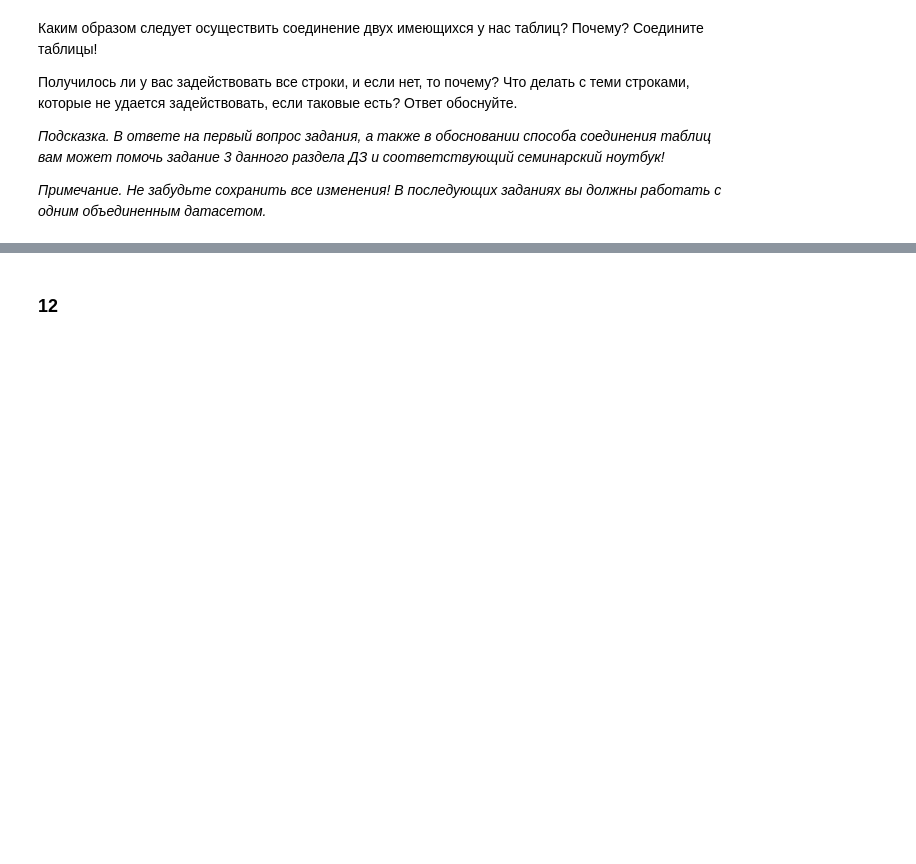
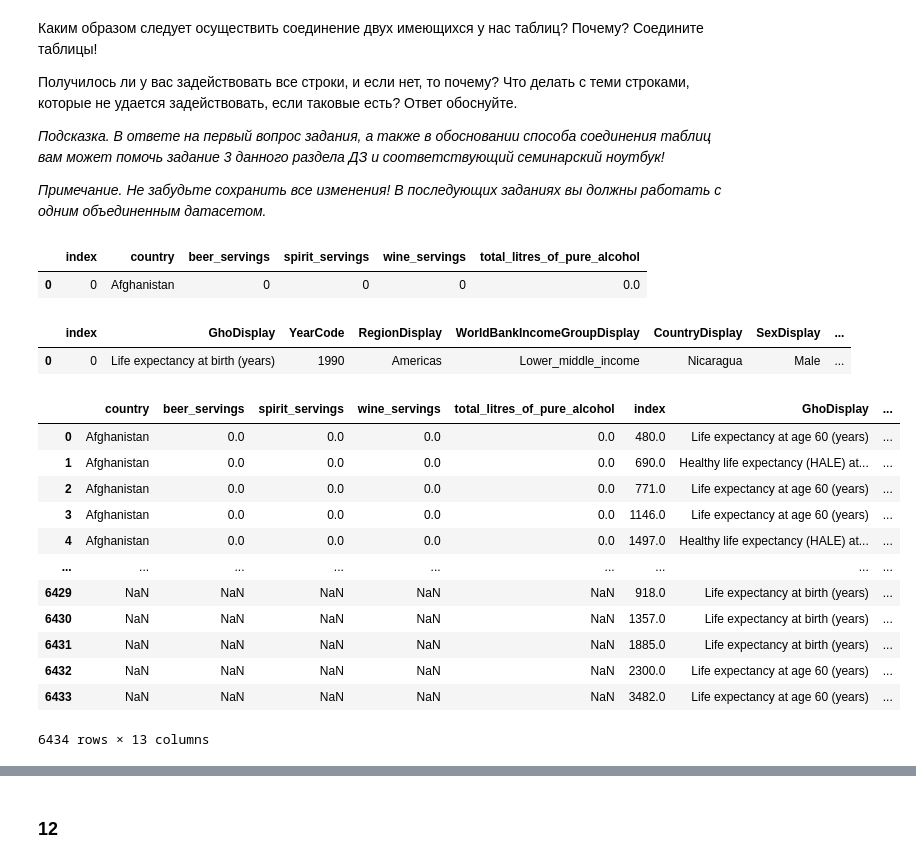
Before and after one commit to evslou/DS, a Jupyter notebook: MMDA&ML/HW 1 - Numpy. Pandas.ipynb, the cells around one changed output, grey strips where cells are left out. Saved outputs shown, nothing was run; the diff lists cells and outputs as text; code cells hidden in the pictures; blank space fills up the shorter version.

```diff
--- a/MMDA&ML/HW 1 - Numpy. Pandas.ipynb
+++ b/MMDA&ML/HW 1 - Numpy. Pandas.ipynb
@@ -468,0 +744,28 @@ lifeExp
+# %%
+drinks.head(1)
+# %% [output]
+|  | index | country | beer_servings | spirit_servings | wine_servings | total_litres_of_pure_alcohol |
+| 0 | 0 | Afghanistan | 0 | 0 | 0 | 0.0 |
+# %%
+lifeExp_new.head(1)
+# %% [output]
+|  | index | GhoDisplay | YearCode | RegionDisplay | WorldBankIncomeGroupDisplay | CountryDisplay | SexDisplay | ... |
+| 0 | 0 | Life expectancy at birth (years) | 1990 | Americas | Lower_middle_income | Nicaragua | Male | ... |
+# %%
+# соединяем по названию страны - единственный столбец дающий одну и ту же информацию о данных в обоих датасетах
+data = pd.merge(drinks.drop('index', axis=1), lifeExp_new, how='outer', left_on='country', right_on='CountryDisplay')
+data
+# %% [output]
+|  | country | beer_servings | spirit_servings | wine_servings | total_litres_of_pure_alcohol | index | GhoDisplay | ... |
+| 0 | Afghanistan | 0.0 | 0.0 | 0.0 | 0.0 | 480.0 | Life expectancy at age 60 (years) | ... |
+| 1 | Afghanistan | 0.0 | 0.0 | 0.0 | 0.0 | 690.0 | Healthy life expectancy (HALE) at... | ... |
+| 2 | Afghanistan | 0.0 | 0.0 | 0.0 | 0.0 | 771.0 | Life expectancy at age 60 (years) | ... |
+| 3 | Afghanistan | 0.0 | 0.0 | 0.0 | 0.0 | 1146.0 | Life expectancy at age 60 (years) | ... |
+| 4 | Afghanistan | 0.0 | 0.0 | 0.0 | 0.0 | 1497.0 | Healthy life expectancy (HALE) at... | ... |
+| ... | ... | ... | ... | ... | ... | ... | ... | ... |
+| 6429 | NaN | NaN | NaN | NaN | NaN | 918.0 | Life expectancy at birth (years) | ... |
+| 6430 | NaN | NaN | NaN | NaN | NaN | 1357.0 | Life expectancy at birth (years) | ... |
+| 6431 | NaN | NaN | NaN | NaN | NaN | 1885.0 | Life expectancy at birth (years) | ... |
+| 6432 | NaN | NaN | NaN | NaN | NaN | 2300.0 | Life expectancy at age 60 (years) | ... |
+| 6433 | NaN | NaN | NaN | NaN | NaN | 3482.0 | Life expectancy at age 60 (years) | ... |
+6434 rows × 13 columns
```
Also changed, not shown: parts of 89 cells of this notebook.
